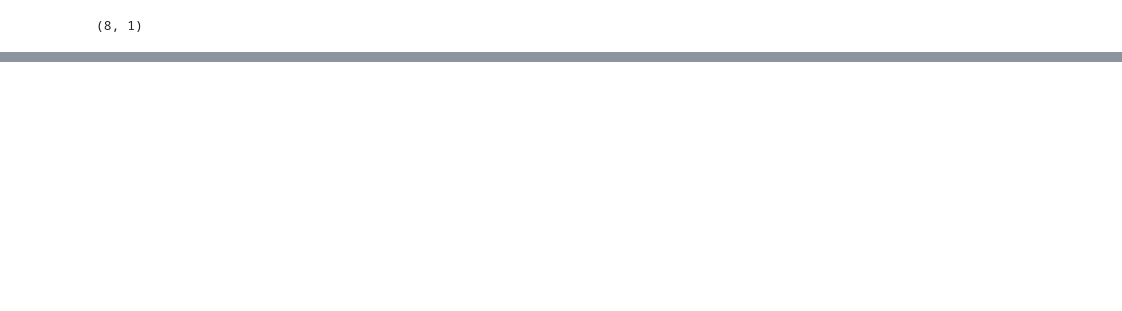
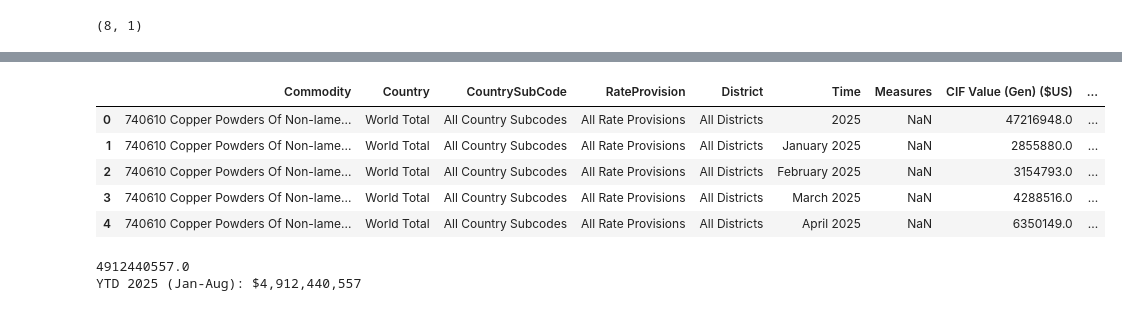
Before and after one commit to ammowrea-swag/advanced-data-fall-26, a Jupyter notebook: capstone/copper-analysis2.ipynb, the cells around one changed output, grey strips where cells are left out. Drawn from its saved outputs; the diff is of its cells as text; code cells hidden in the pictures; blank space fills up the shorter version.

Commit message:
uploading first assignment

```diff
--- a/capstone/copper-analysis2.ipynb
+++ b/capstone/copper-analysis2.ipynb
@@ -62,0 +103,11 @@ copper.to_csv("export-copper-customs_value-monthly.csv", index=False)
+# %%
+monthly_data = pd.read_csv("data/copper-customs-value_monthly.csv", skiprows=1, header=None)
+
+monthly_data = monthly_data.set_index(0).T.reset_index(drop=True)
+monthly_data.columns.name = None
+
+monthly_data["CIF Value (Gen) ($US)"] = pd.to_numeric(
+    monthly_data["CIF Value (Gen) ($US)"], errors="coerce"
+)
+
+monthly_data.head()
@@ -62,0 +121,23 @@ copper.to_csv("export-copper-customs_value-monthly.csv", index=False)
+# %%
+monthly_data[["Month", "Year"]] = monthly_data["Time"].str.split(" ", n=1, expand=True)
+
+monthly_data.head(
+)
+# %% [output]
+|  | Commodity | Country | CountrySubCode | RateProvision | District | Time | Measures | CIF Value (Gen) ($US) | ... |
+| 0 | 740610 Copper Powders Of Non-lame... | World Total | All Country Subcodes | All Rate Provisions | All Districts | 2025 | NaN | 47216948.0 | ... |
+| 1 | 740610 Copper Powders Of Non-lame... | World Total | All Country Subcodes | All Rate Provisions | All Districts | January 2025 | NaN | 2855880.0 | ... |
+| 2 | 740610 Copper Powders Of Non-lame... | World Total | All Country Subcodes | All Rate Provisions | All Districts | February 2025 | NaN | 3154793.0 | ... |
+| 3 | 740610 Copper Powders Of Non-lame... | World Total | All Country Subcodes | All Rate Provisions | All Districts | March 2025 | NaN | 4288516.0 | ... |
+| 4 | 740610 Copper Powders Of Non-lame... | World Total | All Country Subcodes | All Rate Provisions | All Districts | April 2025 | NaN | 6350149.0 | ... |
+# %%
+## calculating the first 8 months of 2025 imports
+ytd_2025 = monthly_data[(monthly_data["Year"] == '2025') & (monthly_data["Month"].isin([
+        "January", "February", "March", "April",
+        "May", "June", "July", "August"
+    ]))]["CIF Value (Gen) ($US)"].sum()
+print(ytd_2025)
+print(f"YTD 2025 (Jan-Aug): ${ytd_2025:,.0f}")
+# %% [output]
+4912440557.0
+YTD 2025 (Jan-Aug): $4,912,440,557
```
Also changed, not shown: parts of 13 cells of this notebook, 9 other files.
